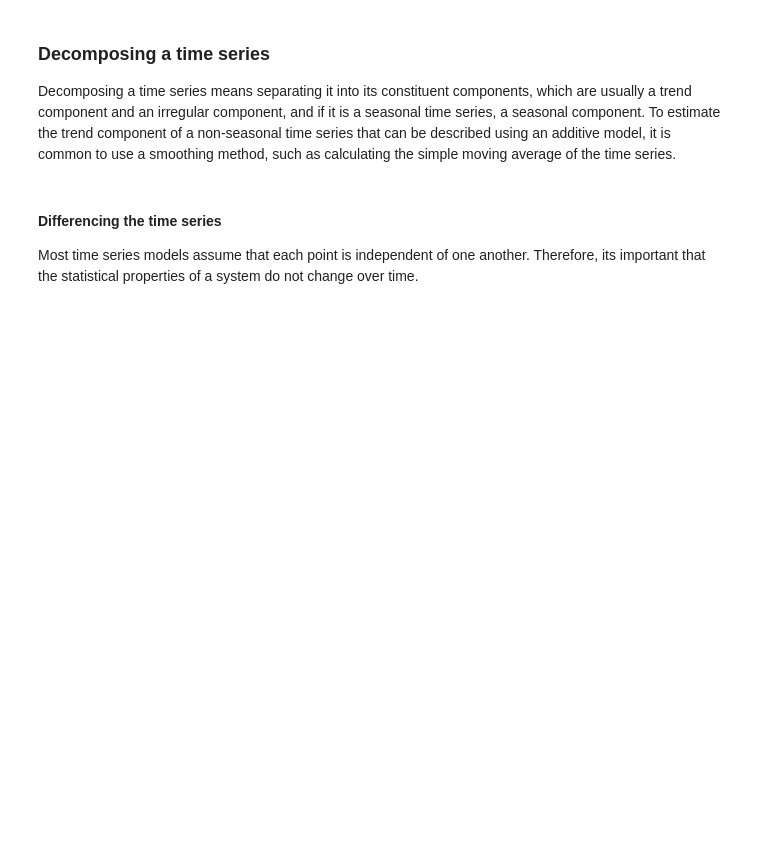
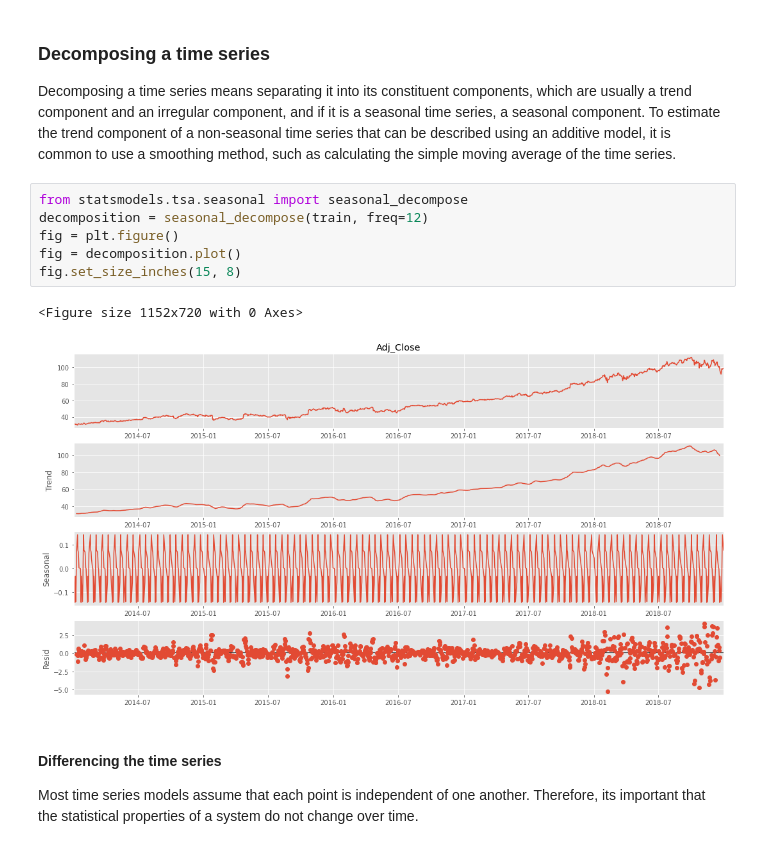
Before and after one commit to yepterence/Stock-Analysis, a Jupyter notebook: Stock-data-exploration.ipynb, the cells around one changed output. Drawn from its saved outputs; the diff is of its cells as text; blank space fills up the shorter version.

```diff
--- a/Stock-data-exploration.ipynb
+++ b/Stock-data-exploration.ipynb
@@ -535,6 +549,15 @@ For time series analysis, we will need to separate trend and seasonality from th
 ### Decomposing a time series
 Decomposing a time series means separating it into its constituent components, which are usually a trend component and an irregular component, and if it is a seasonal time series, a seasonal component.
 To estimate the trend component of a non-seasonal time series that can be described using an additive model, it is common to use a smoothing method, such as calculating the simple moving average of the time series.
+# %%
+from statsmodels.tsa.seasonal import seasonal_decompose
+decomposition = seasonal_decompose(train, freq=12)
+fig = plt.figure()
+fig = decomposition.plot()
+fig.set_size_inches(15, 8)
+# %% [output]
+<Figure size 1152x720 with 0 Axes>
+[figure, added]
 # %% [markdown]
 #### Differencing the time series
 Most time series models assume that each point is independent of one another. Therefore, its important that the statistical properties of a system do not change over time.
```
Also changed, not shown: parts of 24 cells of this notebook, 2 other files.
